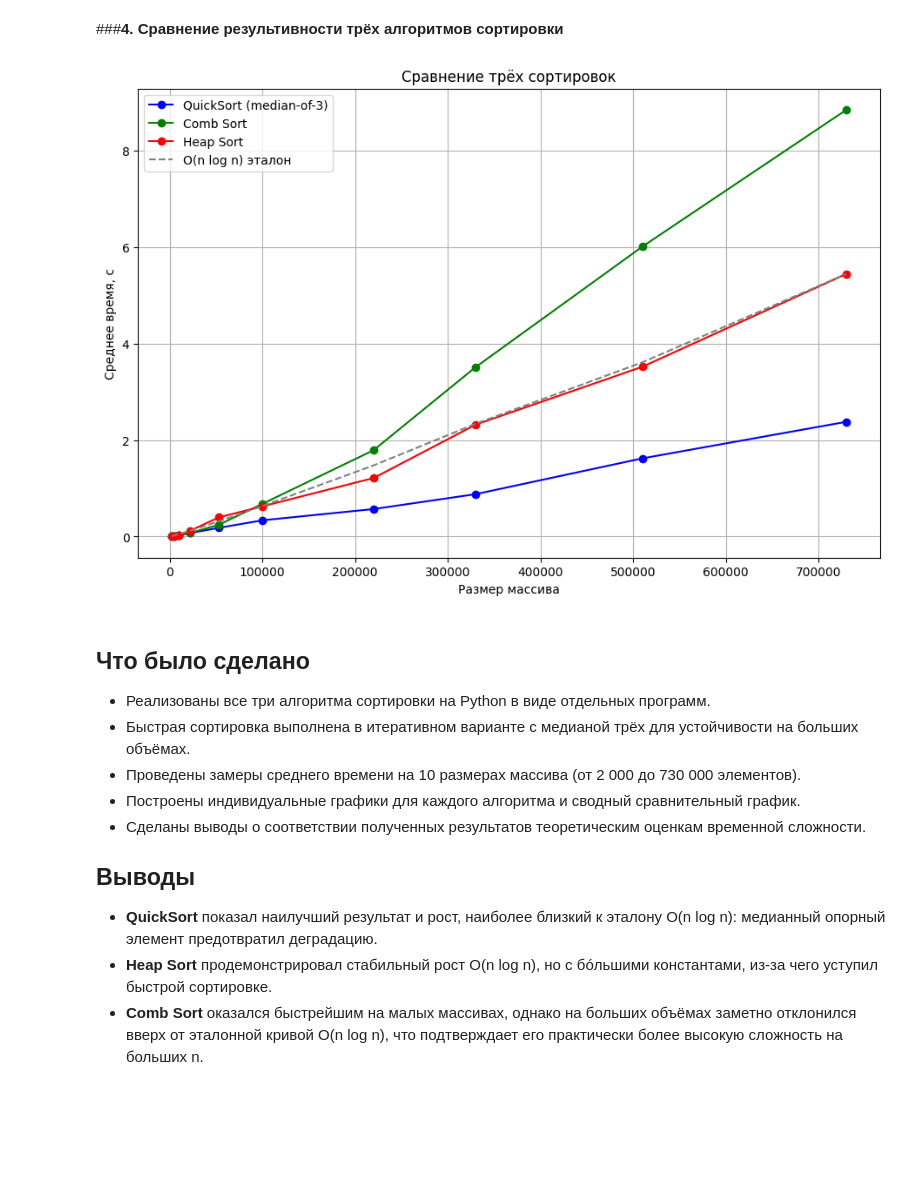
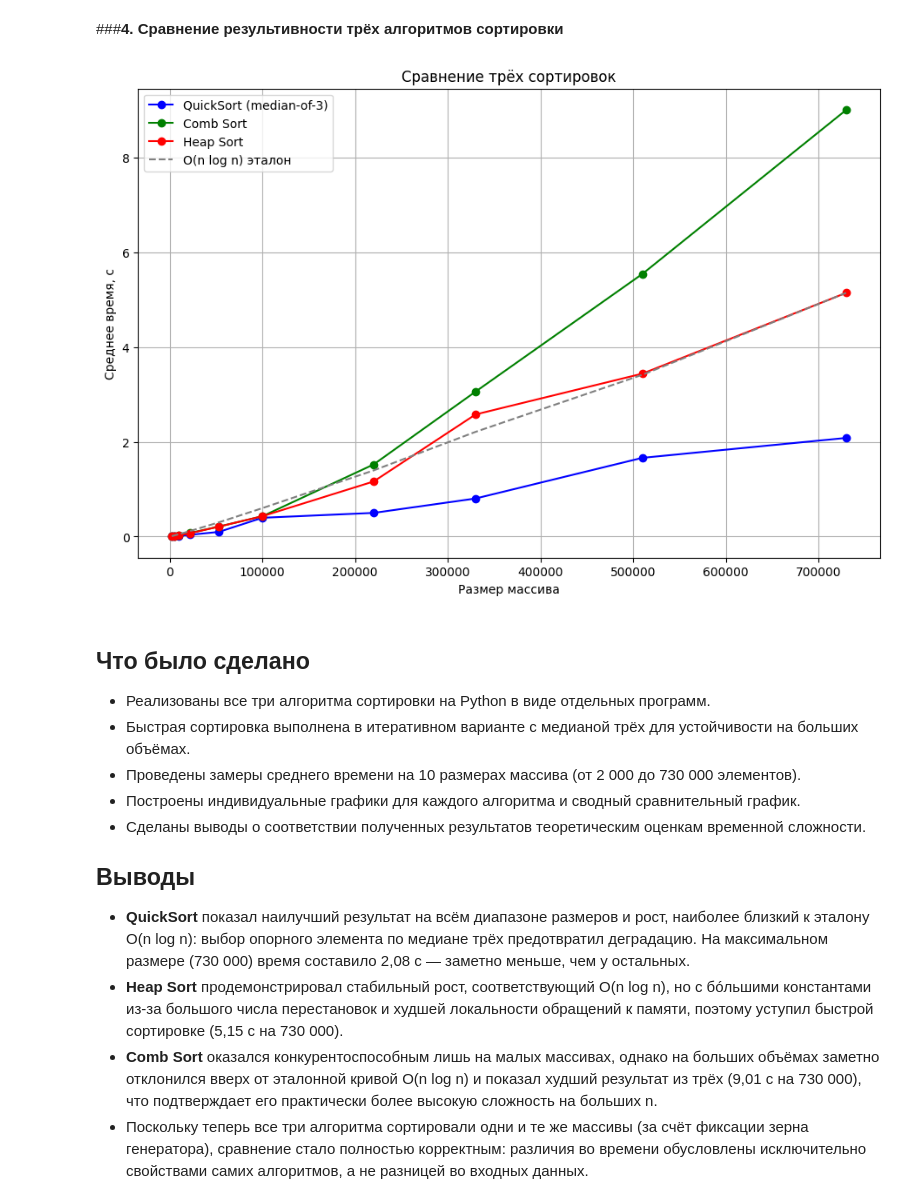
Before and after one commit to pavlovm174066-cyber/PavlovSortirovkaColab, a Jupyter notebook: PavlovSortirovka.ipynb, the cells around one changed output. Saved outputs shown, nothing was run; the diff lists cells and outputs as text; code cells hidden in the pictures; blank space fills up the shorter version.

```diff
--- a/PavlovSortirovka.ipynb
+++ b/PavlovSortirovka.ipynb
@@ -285,29 +288,29 @@ n= 730000  avg=5.4403 s
 # %%
 import matplotlib.pyplot as plt
 
 SIZES = [2000, 5000, 10000, 22000, 53000, 100000, 220000, 330000, 510000, 730000]
 
-quicksort = [0.0050, 0.0129, 0.0273, 0.0733, 0.1810, 0.3373, 0.5705, 0.8787, 1.6205, 2.3775]
-comb      = [0.0046, 0.0137, 0.0284, 0.0753, 0.2455, 0.6785, 1.7907, 3.5102, 6.0079, 8.8403]
-heap      = [0.0047, 0.0142, 0.0311, 0.1217, 0.3984, 0.6267, 1.2139, 2.3183, 3.5189, 5.4403]
+quicksort = [0.0029, 0.0076, 0.0158, 0.0353, 0.0971, 0.3956, 0.4983, 0.8027, 1.6617, 2.0826]
+comb      = [0.0051, 0.0144, 0.0345, 0.0745, 0.2097, 0.4280, 1.5224, 3.0609, 5.5470, 9.0129]
+heap      = [0.0050, 0.0133, 0.0278, 0.0693, 0.2086, 0.4289, 1.1624, 2.5787, 3.4409, 5.1480]
 
 plt.figure(figsize=(11, 7))
 plt.plot(SIZES, quicksort, marker='o', color='blue',  label='QuickSort (median-of-3)')
 plt.plot(SIZES, comb,      marker='o', color='green', label='Comb Sort')
 plt.plot(SIZES, heap,      marker='o', color='red',   label='Heap Sort')
 
 ref = [heap[-1] * (n * n.bit_length()) / (SIZES[-1] * SIZES[-1].bit_length()) for n in SIZES]
 plt.plot(SIZES, ref, '--', color='gray', label='O(n log n) эталон')
 
 plt.xlabel('Размер массива')
 plt.ylabel('Среднее время, с')
 plt.title('Сравнение трёх сортировок')
 plt.legend()
 plt.grid(True)
 plt.savefig('compare_all.png', dpi=120)
 plt.show()
 # %% [output]
-[figure, old version]
+[figure, new version]
 # %% [markdown]
 ## Что было сделано
 
@@ -319,6 +322,7 @@ plt.show()
 
 ## Выводы
 
-- **QuickSort** показал наилучший результат и рост, наиболее близкий к эталону O(n log n): медианный опорный элемент предотвратил деградацию.
-- **Heap Sort** продемонстрировал стабильный рост O(n log n), но с бóльшими константами, из-за чего уступил быстрой сортировке.
-- **Comb Sort** оказался быстрейшим на малых массивах, однако на больших объёмах заметно отклонился вверх от эталонной кривой O(n log n), что подтверждает его практически более высокую сложность на больших n.
+- **QuickSort** показал наилучший результат на всём диапазоне размеров и рост, наиболее близкий к эталону O(n log n): выбор опорного элемента по медиане трёх предотвратил деградацию. На максимальном размере (730 000) время составило 2,08 с — заметно меньше, чем у остальных.
+- **Heap Sort** продемонстрировал стабильный рост, соответствующий O(n log n), но с бóльшими константами из-за большого числа перестановок и худшей локальности обращений к памяти, поэтому уступил быстрой сортировке (5,15 с на 730 000).
+- **Comb Sort** оказался конкурентоспособным лишь на малых массивах, однако на больших объёмах заметно отклонился вверх от эталонной кривой O(n log n) и показал худший результат из трёх (9,01 с на 730 000), что подтверждает его практически более высокую сложность на больших n.
+- Поскольку теперь все три алгоритма сортировали одни и те же массивы (за счёт фиксации зерна генератора), сравнение стало полностью корректным: различия во времени обусловлены исключительно свойствами самих алгоритмов, а не разницей во входных данных.
```
Also changed, not shown: parts of 4 cells of this notebook.
